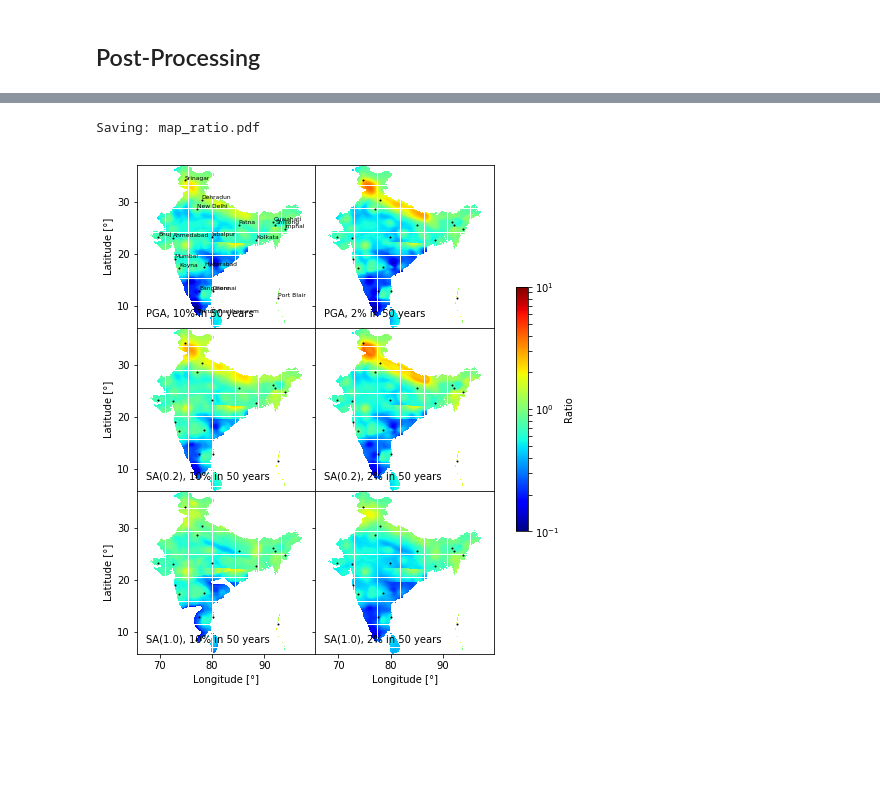
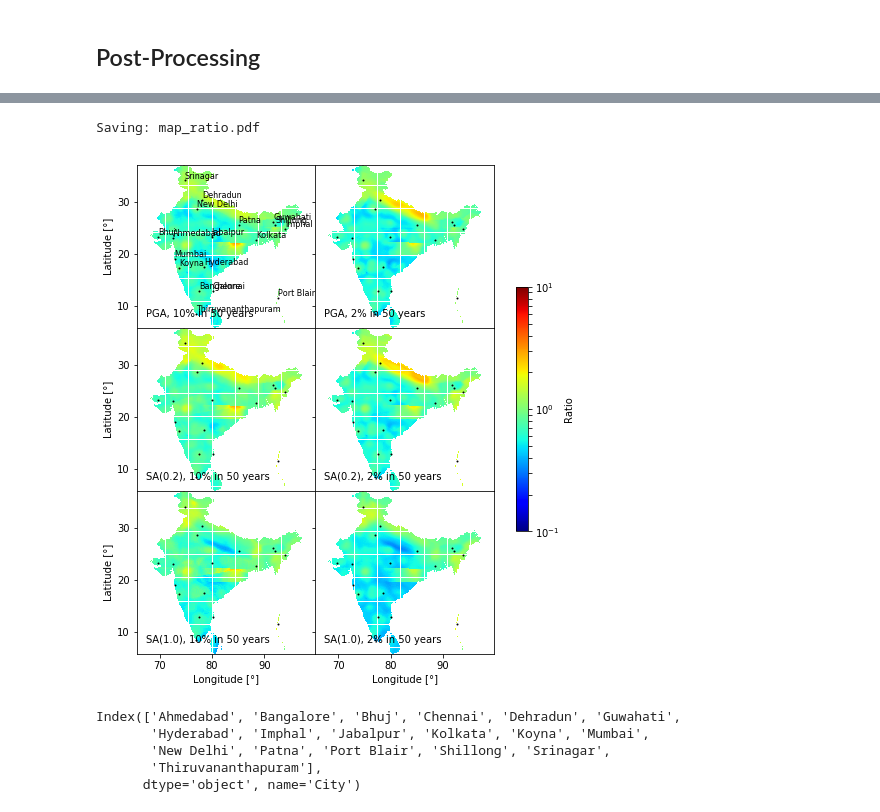
Before and after one commit to nackerley/indian-subcontinent-psha, a Jupyter notebook: Results/Mapping.ipynb, the cells around one changed output, grey strips where cells are left out. Saved outputs shown, nothing was run; the diff lists cells and outputs as text; code cells hidden in the pictures; blank space fills up the shorter version.

```diff
--- a/Results/Mapping.ipynb
+++ b/Results/Mapping.ipynb
@@ -90,7 +92,7 @@ plot_cities = np.array([['Bangalore', 'Bhuj', 'Chennai'],
                         ['Guwahati', 'Jabalpur', 'Kolkata'],
                         ['Koyna', 'Mumbai', 'New Delhi']])
 df_cities = pd.read_csv('../Data/nath2012probabilistic/Table 3.csv', skiprows=1, index_col='City')
-df_cities = df_cities[df_cities.index.isin(plot_cities.flatten())]
+# df_cities = df_cities[df_cities.index.isin(plot_cities.flatten())]
 df_cities
 # %% [output]
 |  | Latitude (°N) | Longitude (°E) | BIS | zone | GSHAP | Present | Other | Reference |
@@ -107,5 +116,5 @@ df_cities
 # %%
-map_csv = './map_collapsed_v1/hazard_map-mean_18441.csv'
+map_csv = './map_collapsed_v1/hazard_map-mean_360.csv'
 df_calc = pd.read_csv(map_csv, header=1, index_col=['lon', 'lat'])
 with open(map_csv) as file:
     hazard_type, inv_time = file.readline().split(',')
@@ -402,32 +263,40 @@ for imt, row_axes in zip(imts, axes):
         imt_poe_label = ('%s, %.3g%% in %g years' %
                          (str(imt), 100*poe_nom, T_nom))
         annotate(imt_poe_label, 'lower left', ax)
 
         im = ax.scatter(df_ratio.index.get_level_values('lon'),
                          df_ratio.index.get_level_values('lat'),
                          c=df_ratio[imt + '-' + str(poe)].values,
                          s=point_size, marker='s', edgecolor='none', cmap='jet',
                          norm=LogNorm(0.1, 10))
 
         ax.plot(df_cities['Longitude (°E)'],
                 df_cities['Latitude (°N)'],
                 'ko', markersize=1)
 
 for city, info in df_cities.iterrows():
     axes[0, 0].annotate(city, (info['Longitude (°E)'],
                                info['Latitude (°N)']),
-                        va='bottom', fontsize=6)
+                        va='bottom', fontsize=8)
 
 plt.gca().set_aspect('equal')
 plt.autoscale(enable=True, axis=u'both', tight=True)
 fig.colorbar(im, ax=axes.ravel().tolist(), shrink=0.5, label='Ratio')
 
 [ax.set_xlabel(u'Longitude [°]') for ax in axes[-1, :]]
 [ax.xaxis.set_major_locator(MultipleLocator(base=10.)) for ax in axes[-1, :]]
 [ax.set_ylabel(u'Latitude [°]') for ax in axes[:, 0]]
 [ax.yaxis.set_major_locator(MultipleLocator(base=10.)) for ax in axes[:, 0]]
 print('Saving: ' + ratio_file_name)
 fig.savefig(ratio_file_name, dpi=300, bbox_inches='tight')
 # %% [output]
 Saving: map_ratio.pdf
-[figure, old version]
+[figure, new version]
+# %%
+df_cities.index
+# %% [output]
+Index(['Ahmedabad', 'Bangalore', 'Bhuj', 'Chennai', 'Dehradun', 'Guwahati',
+       'Hyderabad', 'Imphal', 'Jabalpur', 'Kolkata', 'Koyna', 'Mumbai',
+       'New Delhi', 'Patna', 'Port Blair', 'Shillong', 'Srinagar',
+       'Thiruvananthapuram'],
+      dtype='object', name='City')
```
Also changed, not shown: parts of 16 cells of this notebook, 32 other files.
